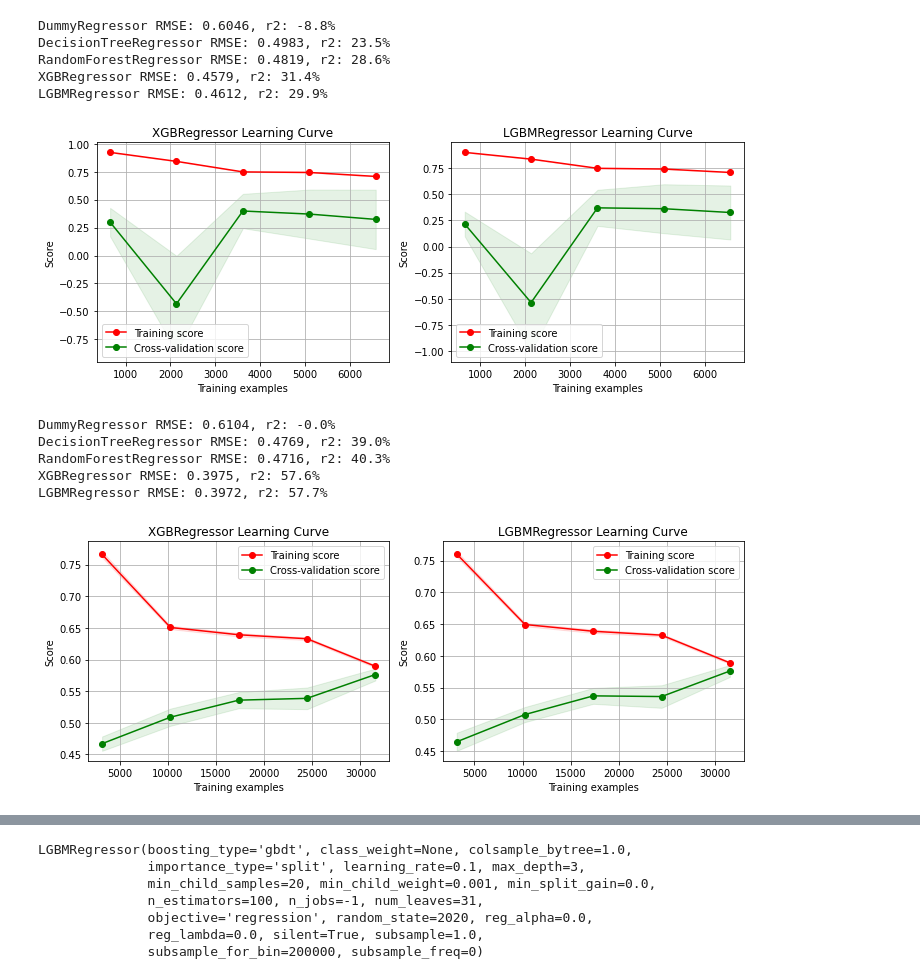
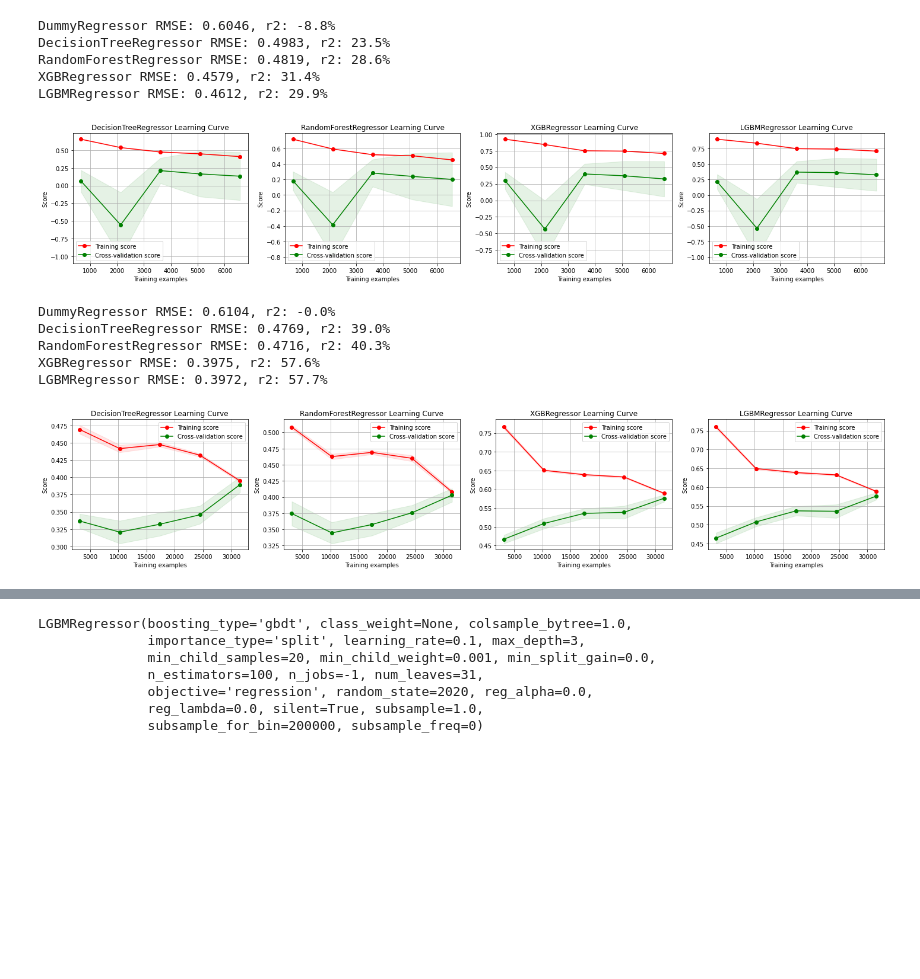
Before and after one commit to mattzajac/DataWorkshop_Competition_Warsaw_Air_Pollution, a Jupyter notebook: Warsaw_Air_Pollution_Prediction.ipynb, the cells around one changed output, grey strips where cells are left out. Drawn from its saved outputs; the diff is of its cells as text; code cells hidden in the pictures; blank space fills up the shorter version.

```diff
--- a/Warsaw_Air_Pollution_Prediction.ipynb
+++ b/Warsaw_Air_Pollution_Prediction.ipynb
@@ -204,14 +185,14 @@ XGBRegressor RMSE: 0.4579, r2: 31.4%
 LGBMRegressor RMSE: 0.4612, r2: 29.9%
 # %%
 # check r2 learning curve for models ran on time series split
-fig=plt.figure(figsize=(10,4))
-for i, model in enumerate(models[3:]):
-    ax=fig.add_subplot(1,2,i+1)
+fig=plt.figure(figsize=(20,4))
+for i, model in enumerate(models[1:]):
+    ax=fig.add_subplot(1,4,i+1)
     plot_lear_curve(model, X_train, y_train, tcsv, 'r2', ax=ax)
 fig.tight_layout()
 plt.show()
 # %% [output]
-[figure, old version]
+[figure, new version]
 # %%
 # evaluate models on KFold
 for model in models:
@@ -224,11 +205,11 @@ XGBRegressor RMSE: 0.3975, r2: 57.6%
 LGBMRegressor RMSE: 0.3972, r2: 57.7%
 # %%
 # check r2 learning curve for models ran on KFold
-fig=plt.figure(figsize=(10,4))
-for i, model in enumerate(models[3:]):
-    ax=fig.add_subplot(1,2,i+1)
+fig=plt.figure(figsize=(20,4))
+for i, model in enumerate(models[1:]):
+    ax=fig.add_subplot(1,4,i+1)
     plot_lear_curve(model, X_train, y_train, kf, 'r2', ax=ax)
 fig.tight_layout()
 plt.show()
 # %% [output]
-[figure, old version]
+[figure, new version]
```
Also changed, not shown: parts of 65 cells of this notebook.
